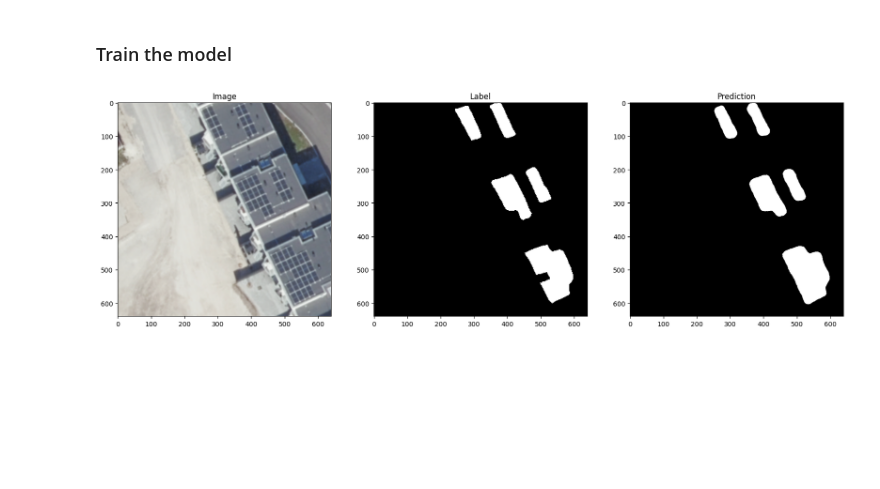
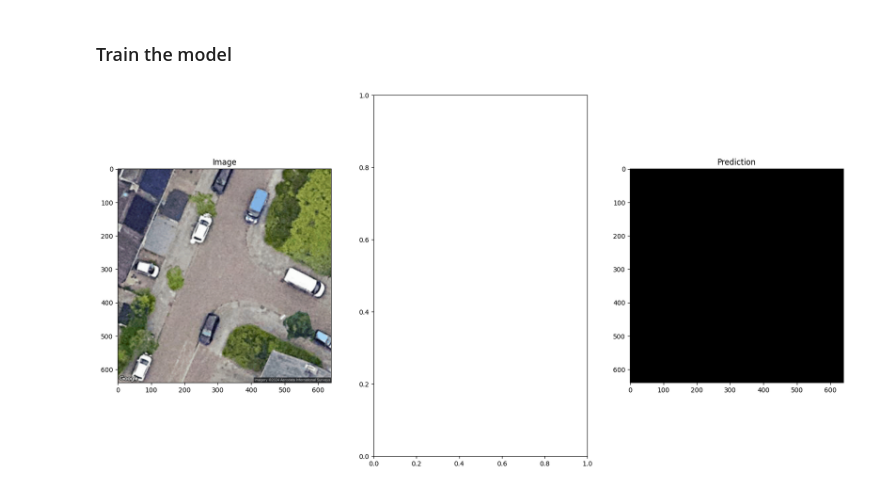
Before and after one commit to Tiburso/EnerVision, a Jupyter notebook: dataloaders.ipynb, the cells around one changed output. Cells and saved outputs as stored; diff of their text form; code cells hidden in the pictures; blank space fills up the shorter version.

```diff
--- a/dataloaders.ipynb
+++ b/dataloaders.ipynb
@@ -198,35 +198,35 @@ loss_fn = CombinedLoss()
 task = "multiclass"
 num_classes = 2
 
 model.eval()
 with torch.no_grad():
-    iterator = iter(test_loader)
-    image, label = next(iterator)
+    # iterator = iter(test_loader)
+    # image, label = next(iterator)
     output = model(image)
 
     image = inv_transform(image)
     # label = model.model.target(label)
     # # loss = loss_fn(output, label)
 
     # label = label.argmax(dim=1)
 
     # # print(f"Loss: {loss.item()}")
     # print(f"Dice Score: {dice(output, label.int())}")
     # print(f"Jaccard Index: {jaccard_index(output, label, task=task, num_classes=num_classes, average='macro')}")
     # print(f"Precision: {precision(output, label, task=task, num_classes=  num_classes, average='macro')}")
     # print(f"Accuracy: {accuracy(output, label, task=task, num_classes=num_classes)}")
     # print(f"Recall: {recall(output, label, task=task, num_classes=num_classes)}")
     # print(f"F1 Score: {f1_score(output, label, task=task, num_classes=num_classes)}")
 
     fig, ax = plt.subplots(1, 3, figsize=(20, 10))
 
     ax[0].imshow(image[0].permute(1, 2, 0))
     ax[0].set_title("Image")
 
-    ax[1].imshow(label.squeeze(), cmap="gray")
-    ax[1].set_title("Label")
+    # ax[1].imshow(label.squeeze(), cmap="gray")
+    # ax[1].set_title("Label")
 
     ax[2].imshow(output.argmax(dim=1).squeeze(), cmap="gray")
     ax[2].set_title("Prediction")
 # %% [output]
-[figure, old version]
+[figure, new version]
```
Also changed, not shown: 3 other files.
